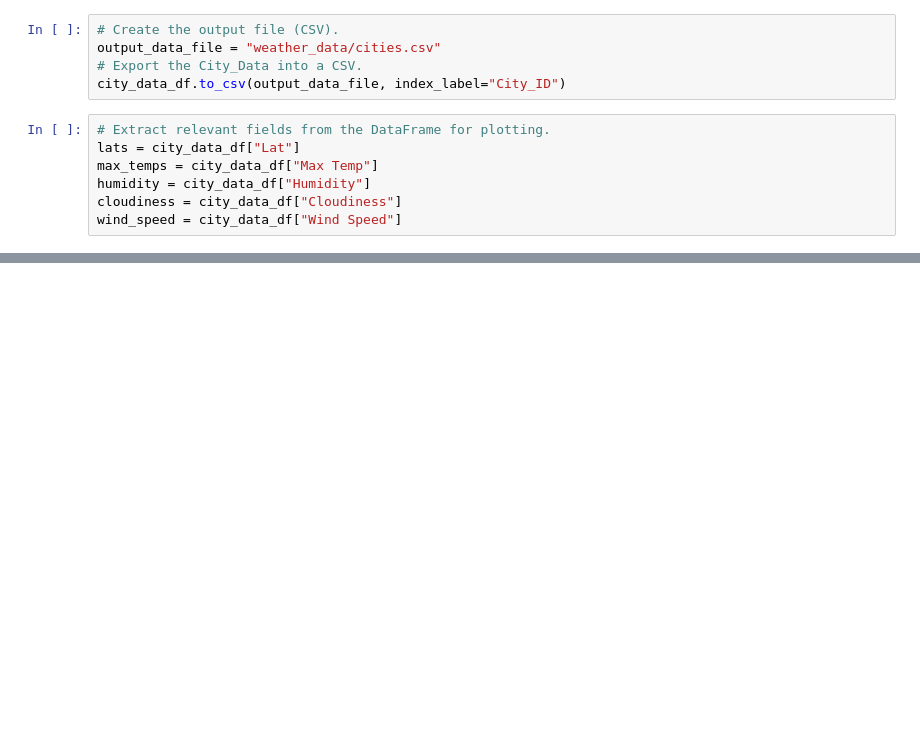
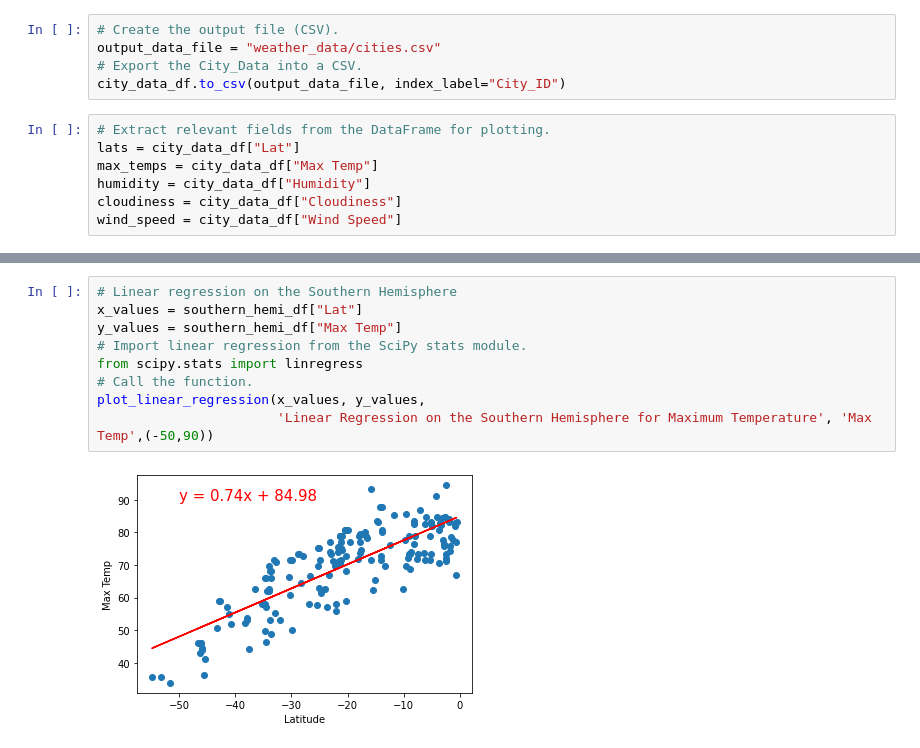
Before and after one commit to reno8946/World_Weather_Analysis, a Jupyter notebook: WeatherPy.ipynb, the cells around one changed output, grey strips where cells are left out. Cells and saved outputs as stored; diff of their text form; blank space fills up the shorter version.

```diff
--- a/WeatherPy.ipynb
+++ b/WeatherPy.ipynb
@@ -248,0 +329,11 @@ plt.show()
+# %%
+# Linear regression on the Southern Hemisphere
+x_values = southern_hemi_df["Lat"]
+y_values = southern_hemi_df["Max Temp"]
+# Import linear regression from the SciPy stats module.
+from scipy.stats import linregress
+# Call the function.
+plot_linear_regression(x_values, y_values,
+                       'Linear Regression on the Southern Hemisphere for Maximum Temperature', 'Max Temp',(-50,90))
+# %% [output]
+[figure, added]
```
Also changed, not shown: parts of 21 cells of this notebook, 5 other files.
